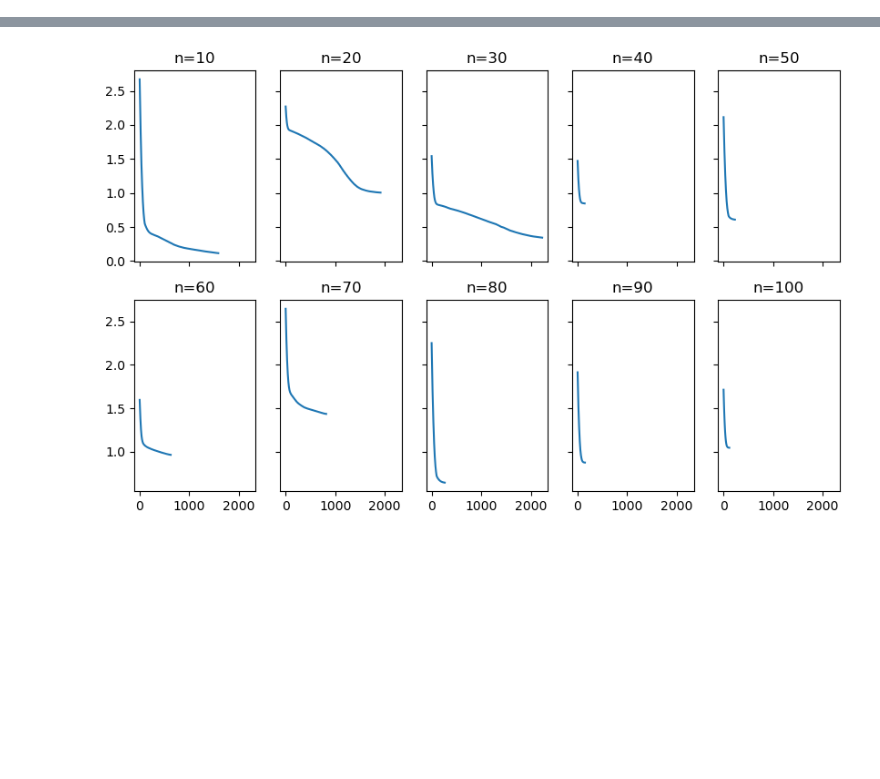
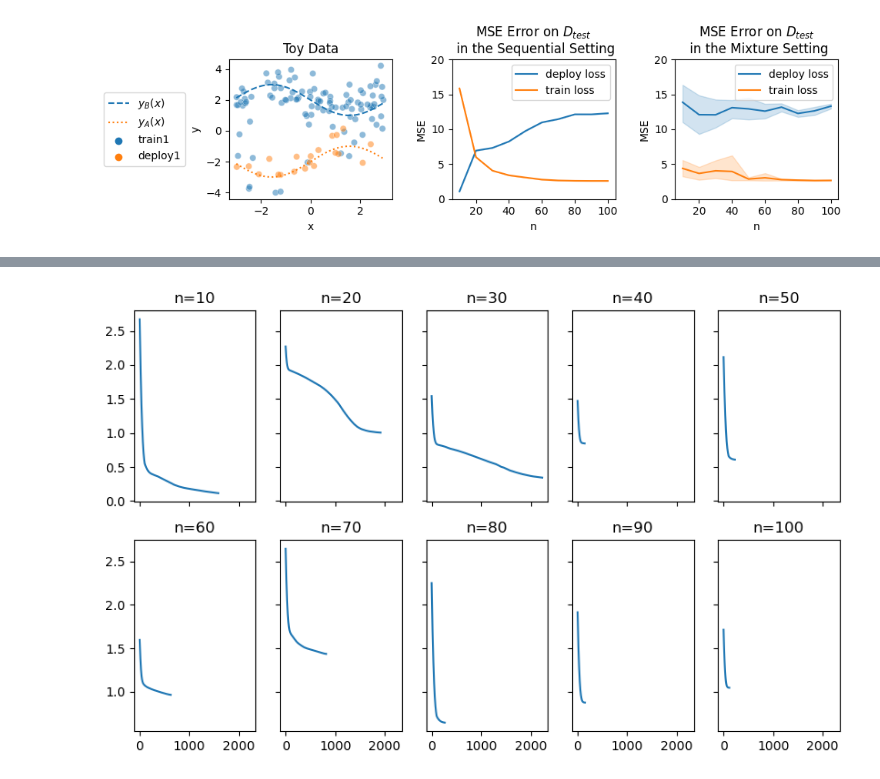
Before and after one commit to the-chen-lab/data-addition-dilemma, a Jupyter notebook: notebooks/toy_experiments.ipynb, the cells around one changed output, grey strips where cells are left out. Saved outputs shown, nothing was run; the diff lists cells and outputs as text; code cells hidden in the pictures; blank space fills up the shorter version.

```diff
--- a/notebooks/toy_experiments.ipynb
+++ b/notebooks/toy_experiments.ipynb
@@ -238 +243,53 @@ axes.flatten()[3].set_ylim(0, 25)
 [interactive output not drawn]
+# %%
+## plot data, sequential, and mixture setting
+
+
+fig, axes = plt.subplots(1, 3, figsize=(10, 3))
+ax = axes.flatten()[0]
+
+plot_df = data_df[data_df["series"].isin(["train1", "deploy1"])]
+ax.plot(x, -np.sin(x) + offset, linestyle="--", label="$y_B(x)$")
+ax.plot(x, np.sin(x) - offset, linestyle=":", label="$y_A(x)$")
+sns.scatterplot(data=plot_df, x="x", y="y", hue="series", ax=ax, alpha=0.5)
+ax.legend(loc='center left', bbox_to_anchor=(-0.8, 0.5))
+ax.set_title("Toy Data")
+
+ax = axes.flatten()[1]
+df1, clf1 = nn_pipeline(
+    data_df[data_df["series"] == "train1"]["x"].values,
+    data_df[data_df["series"] == "train1"]["y"].values,
+    data_df[data_df["series"] == "deploy1"]["x"].values,
+    data_df[data_df["series"] == "deploy1"]["y"].values,
+    hidden_layer_size=(8, 3),
+    num_iter=5,
+    random_sample=False,
+)
+
+sns.lineplot(data=df1, x="n", y="dep_mse", ax=ax, label="deploy loss")
+sns.lineplot(data=df1, x="n", y="train_mse", ax=ax, label="train loss")
+ax.set_ylim(0, 20)
+ax.set_ylabel("MSE")
+ax.set_title("MSE Error on $D_{test}$ \n in the Sequential Setting")
+
+
+ax = axes.flatten()[2]
+df1, clf1 = nn_pipeline(
+    data_df[data_df["series"] == "train1"]["x"].values,
+    data_df[data_df["series"] == "train1"]["y"].values,
+    data_df[data_df["series"] == "deploy1"]["x"].values,
+    data_df[data_df["series"] == "deploy1"]["y"].values,
+    hidden_layer_size=(8, 3),
+    num_iter=5,
+    random_sample=True,
+)
+
+sns.lineplot(data=df1, x="n", y="dep_mse", ax=ax, label="deploy loss")
+sns.lineplot(data=df1, x="n", y="train_mse", ax=ax, label="train loss")
+ax.set_ylim(0, 20)
+ax.set_ylabel("MSE")
+ax.set_title("MSE Error on $D_{test}$ \n in the Mixture Setting")
+fig.tight_layout()
+plt.savefig("../results/toy_data.pdf")
+# %% [output]
+[figure, added]
```
Also changed, not shown: parts of 11 cells of this notebook, 1 other file.
